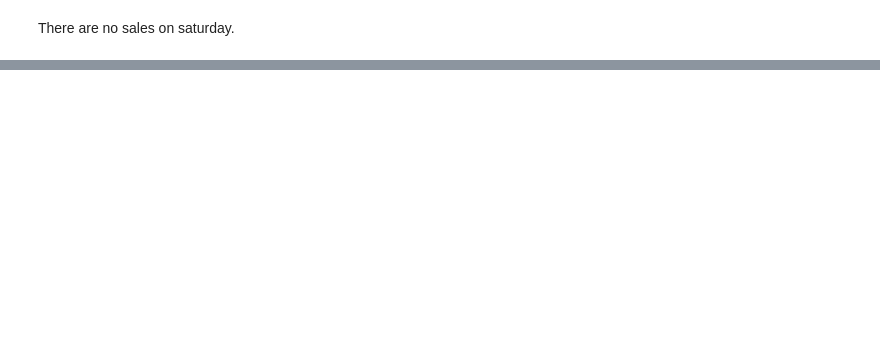
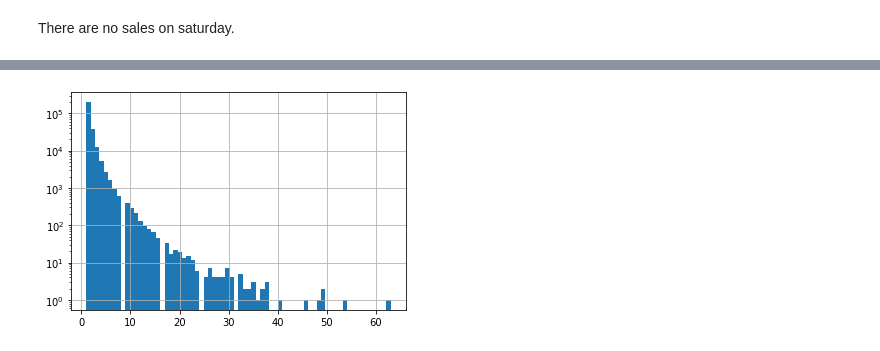
Before and after one commit to michelezoncheddu/data-mining-project, a Jupyter notebook: customers.ipynb, the cells around one changed output, grey strips where cells are left out. Saved outputs shown, nothing was run; the diff lists cells and outputs as text; code cells hidden in the pictures; blank space fills up the shorter version.

```diff
--- a/customers.ipynb
+++ b/customers.ipynb
@@ -276,0 +284,12 @@ KeyError: 'Total'
+# %%
+# total number of distinct items purchased by a customer during a period.
+
+start_date = '2010-12-01'
+end_date = '2011-12-05'
+
+mask = (not_canceled['BasketDate'] >= start_date) & (not_canceled['BasketDate'] <= end_date)
+filtered = not_canceled.loc[mask]
+ss_lu = filtered.groupby(['CustomerID', 'ProdID']).agg({'Qta': 'count'})
+ax = ss_lu.Qta.hist(log=True, bins=70)
+# %% [output]
+[figure, added]
```
Also changed, not shown: parts of 10 cells of this notebook.
